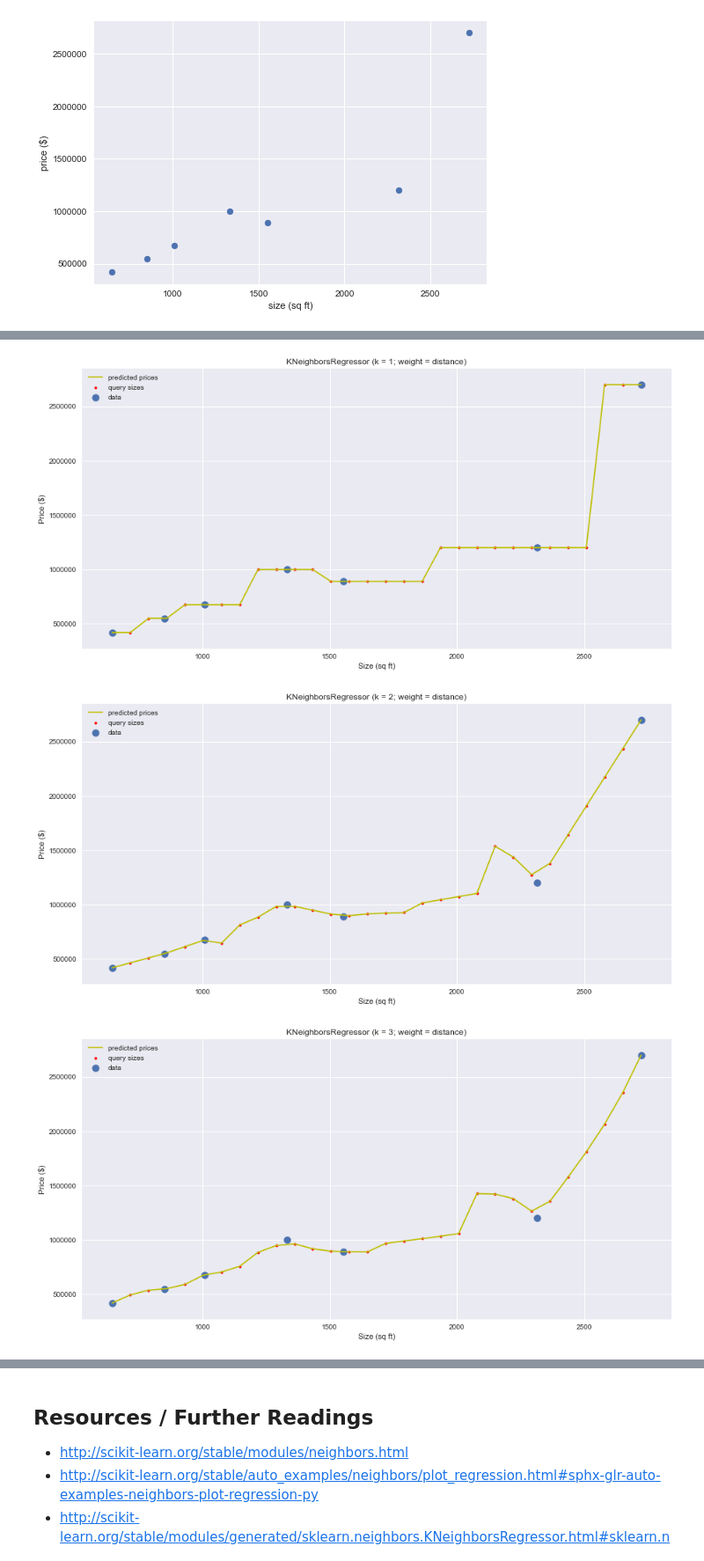
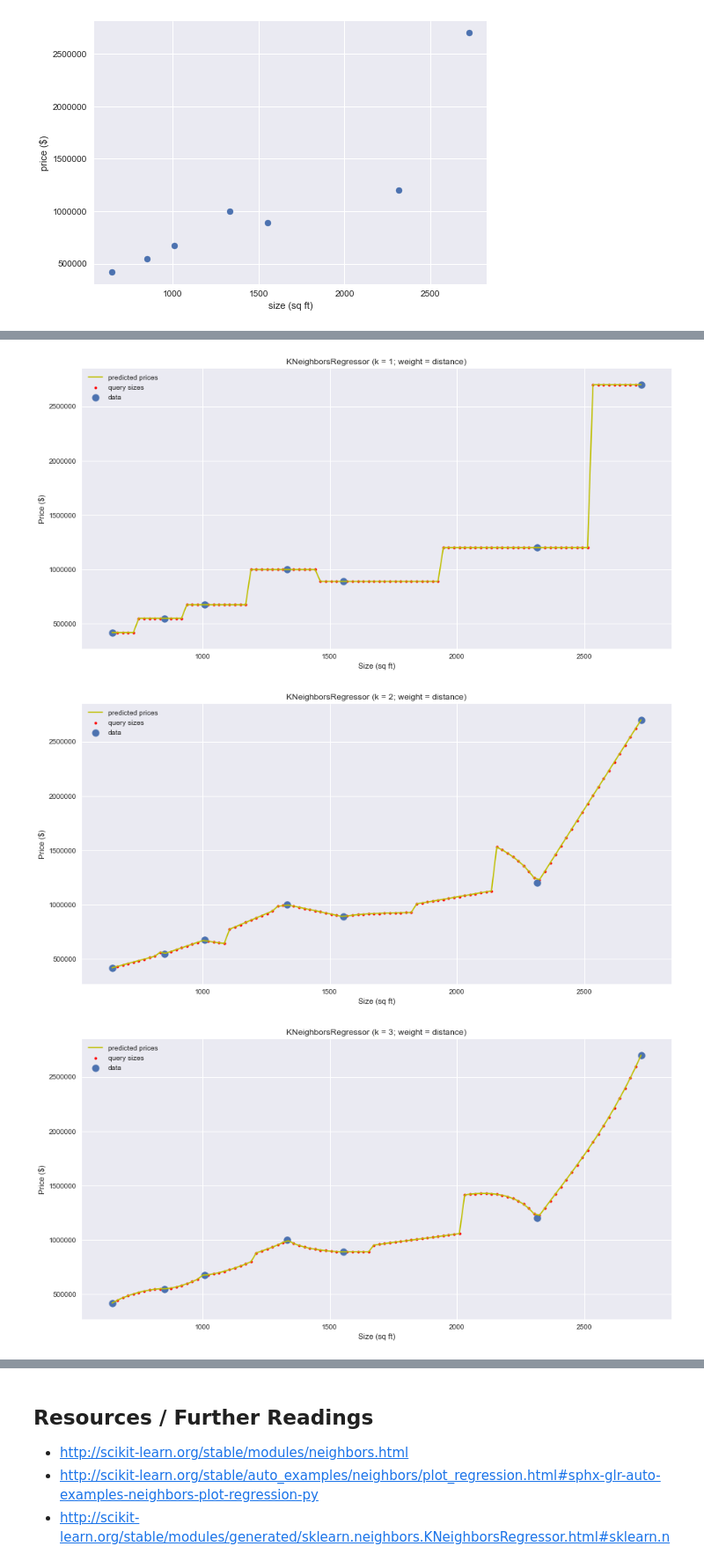
Before and after one commit to unchitta/f17-machine-learning-project, a Jupyter notebook: notebooks/02-basic-k-nearest-neighbors-regression.ipynb, the cells around one changed output, grey strips where cells are left out. Shown at 88% size. Saved outputs shown, nothing was run; the diff lists cells and outputs as text; code cells hidden in the pictures.

```diff
--- a/notebooks/02-basic-k-nearest-neighbors-regression.ipynb
+++ b/notebooks/02-basic-k-nearest-neighbors-regression.ipynb
@@ -34,7 +34,7 @@ df
 # %%
 # plot data
 x,y = df['sq ft (living)'],df['price']
-x = x.values.reshape(-1,1)
+#x = x.values.reshape(-1,1)
 plt.scatter(x,y)
 plt.xlabel('size (sq ft)')
 plt.ylabel('price ($)')
@@ -52,7 +52,7 @@ for n in n_neighbors:
     knn = KNeighborsRegressor(n_neighbors=n) # default neighbor = 1; default weight = uniform
     knn.fit(x,y)
 
-    T = np.linspace(df['sq ft (living)'].min(),df['sq ft (living)'].max(),30).reshape(-1,1)
+    T = np.linspace(df['sq ft (living)'].min(),df['sq ft (living)'].max(),100).reshape(-1,1)
 
     y_preds = knn.predict(T)
 
@@ -79,28 +79,28 @@ plt.show()
 # %%
 # use sklearn to perform k-nn with different numbers of neighbors (k) with weights = distance
 
 for n in n_neighbors:
 
     knn = KNeighborsRegressor(n_neighbors=n, weights='distance') # default neighbor = 1; default weight = uniform
     knn.fit(x,y)
 
-    T = np.linspace(df['sq ft (living)'].min(),df['sq ft (living)'].max(),30).reshape(-1,1)
+    T = np.linspace(df['sq ft (living)'].min(),df['sq ft (living)'].max(),100).reshape(-1,1)
 
     y_preds = knn.predict(T)
 
     plt.figure(figsize=(15, 60))
     plt.subplot(7, 1, n)
     plt.scatter(T,y_preds, label='query sizes', marker='.', c='r')
     plt.scatter(x,y, label='data', s=100)
     plt.plot(T,y_preds, label='predicted prices', c='y')
     plt.ylabel("Price ($)")
     plt.xlabel("Size (sq ft)")
     plt.axis('tight')
     plt.legend()
     plt.title("KNeighborsRegressor (k = %i; weight = distance)" % (n))
 
 plt.show()
 # %% [output]
-[figure, old version]
+[figure, new version]
-[figure, old version]
+[figure, new version]
-[figure, old version]
+[figure, new version]
```
Also changed, not shown: parts of 2 cells of this notebook, 1 other file.
